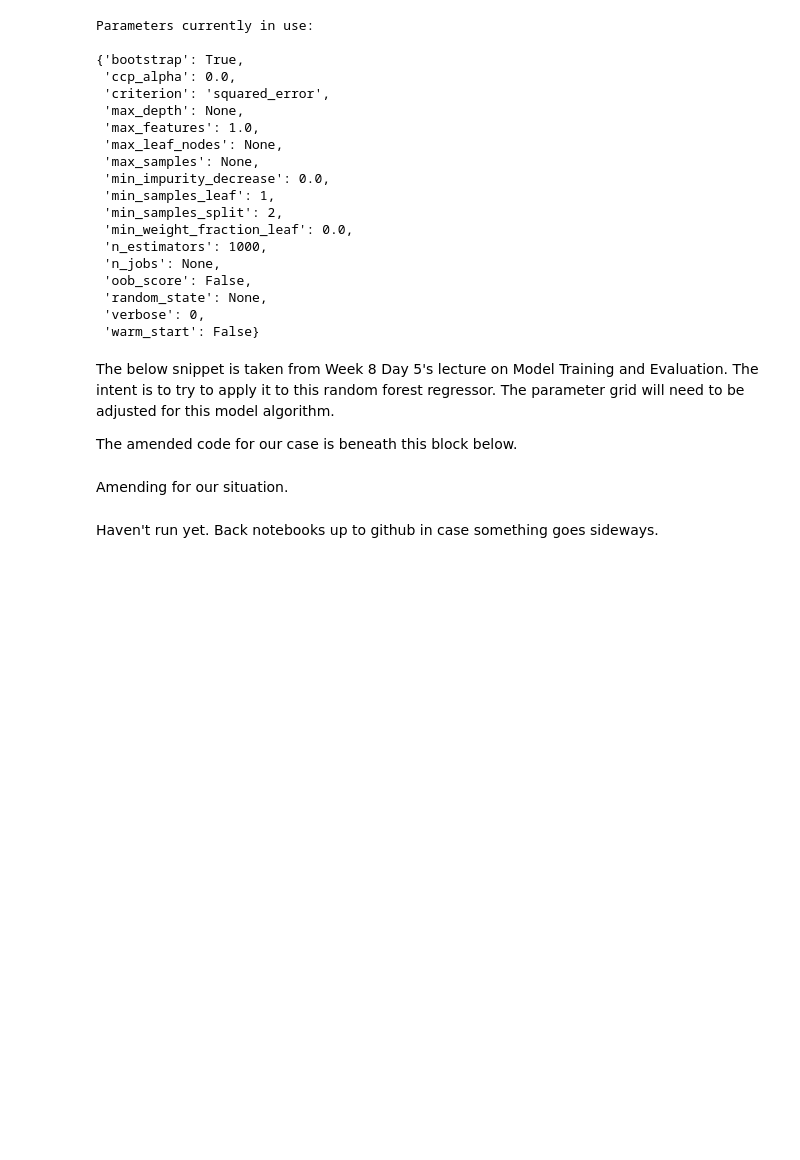
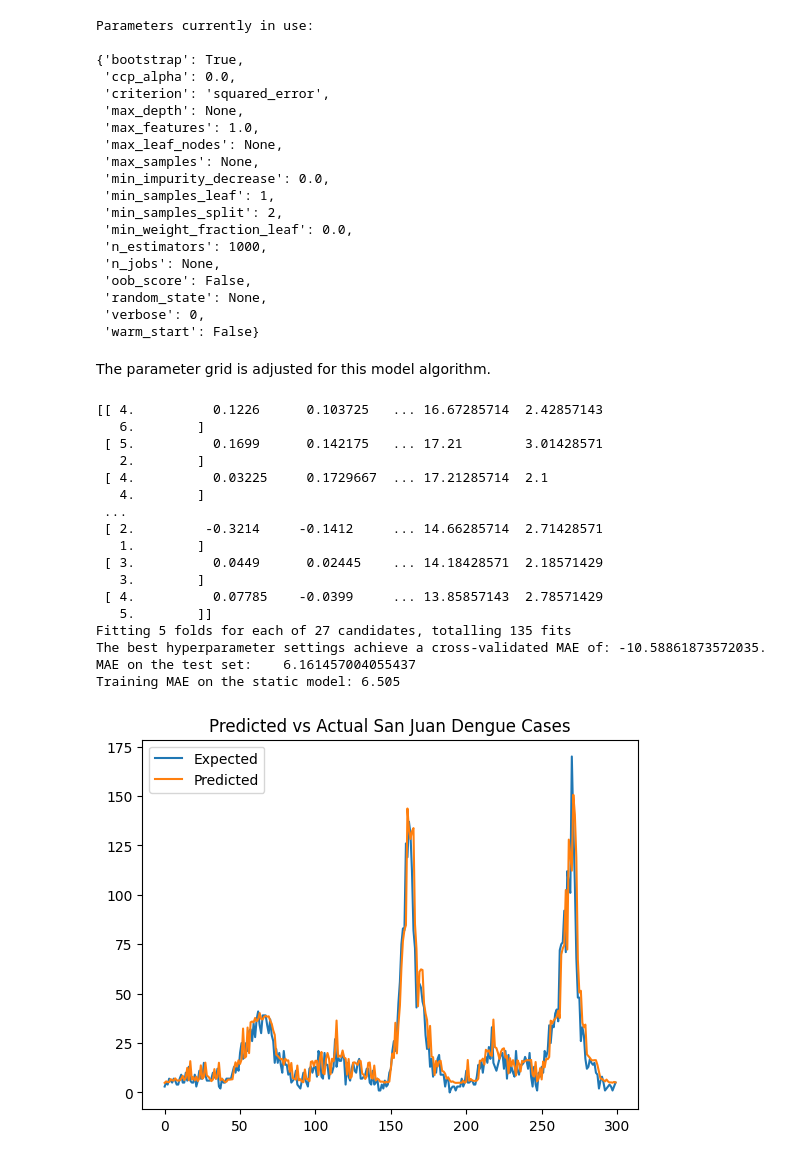
Before and after one commit to ValerieDier/multivariate_timeseries_forecasting_dengue, a Jupyter notebook: notebooks/rf_trial_nlags_MV.ipynb, the cells around one changed output. Saved outputs shown, nothing was run; the diff lists cells and outputs as text; code cells hidden in the pictures; blank space fills up the shorter version.

```diff
--- a/notebooks/rf_trial_nlags_MV.ipynb
+++ b/notebooks/rf_trial_nlags_MV.ipynb
@@ -829,7 +860,3 @@ Parameters currently in use:
  'random_state': None,
  'verbose': 0,
  'warm_start': False}
-# %% [markdown]
-The below snippet is taken from Week 8 Day 5's lecture on Model Training and Evaluation.  The intent is to try to apply it to this random forest regressor.  The parameter grid will need to be adjusted for this model algorithm.
-
-The amended code for our case is beneath this block below.
@@ -865,5 +863,5 @@ print(f'R^2 on the test set:\t{r2_test}')
-# %% [markdown]
-Amending for our situation.
+# %% [markdown]
+The parameter grid is adjusted for this model algorithm.
 # %%
 # convert series to supervised learning for multivariate scenarios
 def series_to_supervised(data, n_in=1, n_out=1, dropnan=True):
@@ -907,7 +905,7 @@ X_lagged = data.iloc[:, :n_obs].values  # lagged input data (target and features
 y_lagged = data.iloc[:, -n_features].values # unlagged target
 # Combine the above selections
 data_recombined = np.column_stack((X_lagged, y_lagged))
-print(data_recombined)	# X(fill) columns (y(t-1), y(t)) as expected
+print(data_recombined)
 
 # Split the data into a training set and a test set; the training set is used to fit the model
 train, test = train_test_split(data_recombined, 300)
@@ -916,38 +914,65 @@ history = [x for x in train]
 # Take the entire test set and assign all but the last column to X as the features (lagged y) and the last column is Y as the target (y(t))
 testX, testy = test[:, :-1], test[:, -1]
 
 # history ends up as 'train' in the random_forest_forecast function. Appropriate substitutions made.
 # It's the 2 columns of training data:, y(t-1), y(t).
 history = asarray(history)
 # again, history subbed in per parameters fed to random_forest_forecast function; keeps all rows, but separates lagged y and y(t)
 trainX, trainy = history[:, :-1], history[:, -1]
 
 # parameter grid suitable for random forest regression
 param_grid = {'max_depth': [3, 5, 10],
                'min_samples_split': [2, 5, 10],
                'n_estimators': [750, 1000, 1250],
              }
 
 rf = RandomForestRegressor()
 
-# verbose=1 -> print results, n_jobs=-1 -> use all processors in parallel
+# Instantiate the GridSearchCV object, referencing the grid set up above.
+# We could alternatively use RandomizedSearchCV if we find this takes too long to run
 grid = GridSearchCV(estimator=rf, param_grid=param_grid,
-                    cv=3, scoring='neg_mean_absolute_error', verbose=1, n_jobs=-1, refit=True)
+                    cv=5, scoring='neg_mean_absolute_error', verbose=1, n_jobs=-1, refit=True)
 
 grid.fit(trainX, trainy)
 
 best_train_mae = grid.best_score_
 best_params = grid.best_params_
 
 print(
     f'The best hyperparameter settings achieve a cross-validated MAE of: {best_train_mae}.')
 
-# Using the best hyperparameters, retrain on the entire train set and evaluate on the test set
-# Sklearn automatically retrains the model on the whole training set following cross-validation using the best hyperparameters (refit=True, right?)
+# Scikit learn automatically retrains the model on the entire training set after cross-validation by applying the best hyperparameters (refit=True)
 
-best_grid_model = grid.best_estimator_ # Not sure why we do this, I though refit=True made sure the result was the best fit trained on the *whole* set (train+valid, from train)
+best_grid_model = grid.best_estimator_
 y_pred = best_grid_model.predict(testX)
-MAE_test = mean_absolute_error(y_test, testy)
+y_pred_train = best_grid_model.predict(trainX)
+MAE_test = mean_absolute_error(testy, y_pred)
 print(f'MAE on the test set:\t{MAE_test}')
+MAE_train = mean_absolute_error(trainy, y_pred_train)
+print('Training MAE on the static model: %.3f' % MAE_train)
+
+# plot actual and predicted
+pyplot.plot(testy, label='Expected')
+pyplot.plot(y_pred, label='Predicted')
+pyplot.title("Predicted vs Actual San Juan Dengue Cases")
+pyplot.legend()
+pyplot.show()
+# %% [output]
+[[ 4.          0.1226      0.103725   ... 16.67285714  2.42857143
+   6.        ]
+ [ 5.          0.1699      0.142175   ... 17.21        3.01428571
+   2.        ]
+ [ 4.          0.03225     0.1729667  ... 17.21285714  2.1
+   4.        ]
+ ...
+ [ 2.         -0.3214     -0.1412     ... 14.66285714  2.71428571
+   1.        ]
+ [ 3.          0.0449      0.02445    ... 14.18428571  2.18571429
+   3.        ]
+ [ 4.          0.07785    -0.0399     ... 13.85857143  2.78571429
+   5.        ]]
+Fitting 5 folds for each of 27 candidates, totalling 135 fits
+The best hyperparameter settings achieve a cross-validated MAE of: -10.58861873572035.
+MAE on the test set:    6.161457004055437
+Training MAE on the static model: 6.505
+[figure, added]
-# %% [markdown]
-Haven't run yet.  Back notebooks up to github in case something goes sideways.
```
Also changed, not shown: parts of 10 cells of this notebook, 1 other file.
